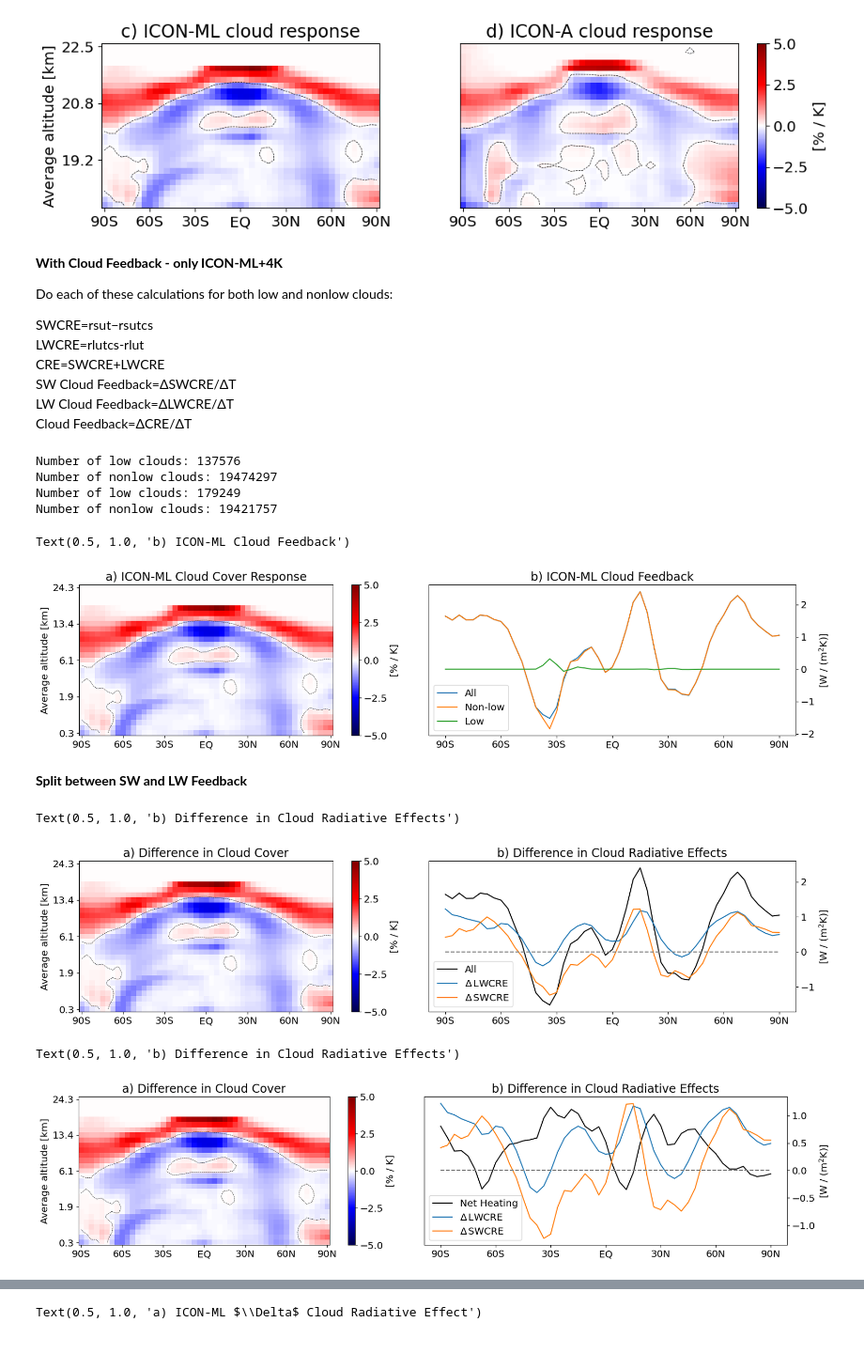
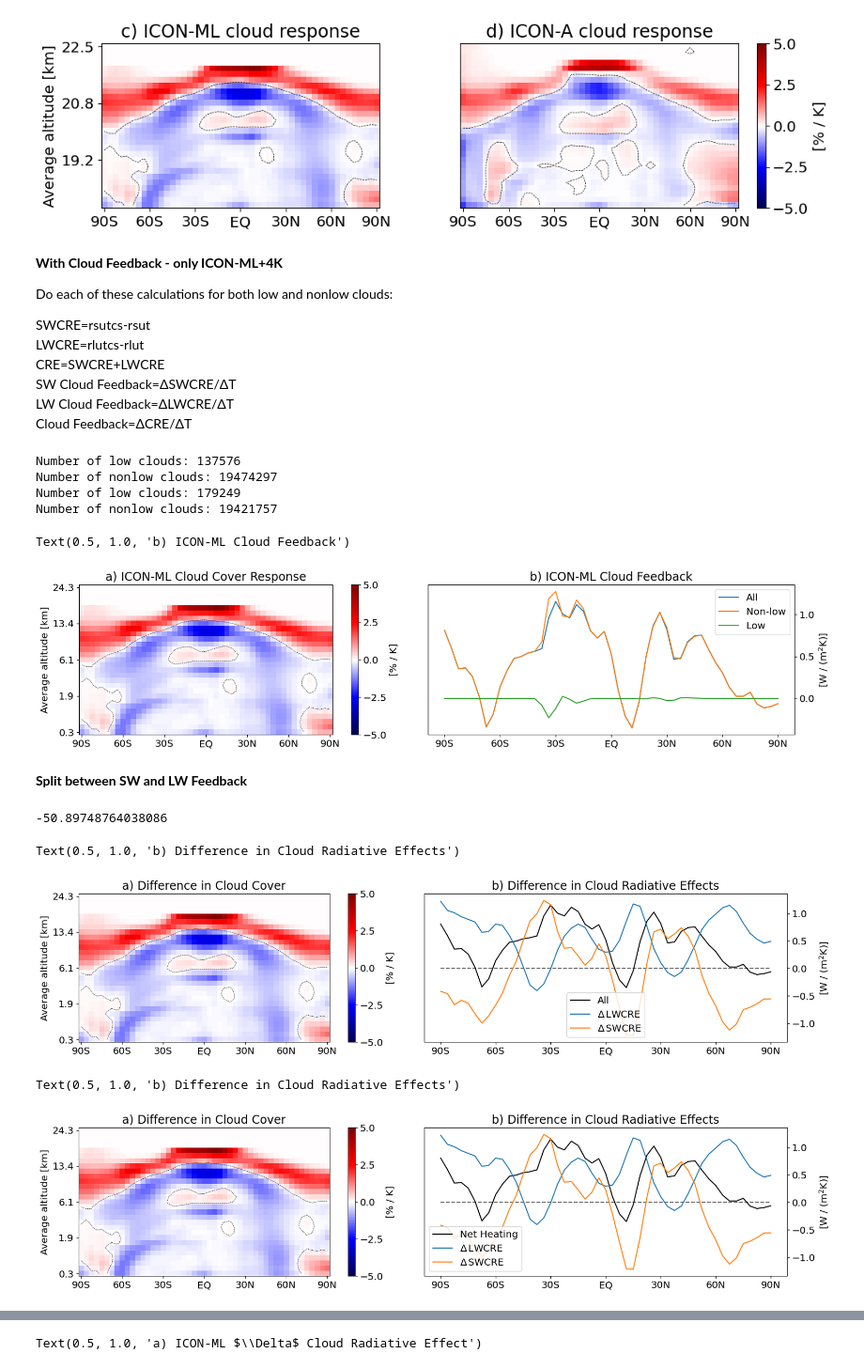
Before and after one commit to EyringMLClimateGroup/grundner25_iconaml_automatic_tuning, a Jupyter notebook: fig_4_plus4K/cloud_sensitivities.ipynb, the cells around one changed output, grey strips where cells are left out. Shown at 94% size. Saved outputs shown, nothing was run; the diff lists cells and outputs as text; code cells hidden in the pictures.

Commit message:
Fixed SWCRE sign

```diff
--- a/fig_4_plus4K/cloud_sensitivities.ipynb
+++ b/fig_4_plus4K/cloud_sensitivities.ipynb
@@ -117,6 +117,6 @@ cbar.set_label('[% / K]')
 
 Do each of these calculations for both low and nonlow clouds:
 
-SWCRE=rsut−rsutcs <br>
+SWCRE=rsutcs-rsut <br>
 LWCRE=rlutcs-rlut <br>
 CRE=SWCRE+LWCRE <br>
@@ -149,7 +149,7 @@ for key in ['icon_ml', 'icon_ml_4K']:
     print('Number of nonlow clouds: %d'%np.sum(nonlow_clouds[key]))
 
     # Compute cloud feedbacks
-    swcre = data_2d[key].rsut - data_2d[key].rsutcs
+    swcre = data_2d[key].rsutcs - data_2d[key].rsut
     lwcre = data_2d[key].rlutcs - data_2d[key].rlut
     cre[key] = swcre + lwcre
 
@@ -232,7 +232,7 @@ ax.yaxis.set_label_position("right")  # Set y-axis label position to the right
 ax.set_title('b) ICON-ML Cloud Feedback')
 # %% [output]
 Text(0.5, 1.0, 'b) ICON-ML Cloud Feedback')
-[figure, old version]
+[figure, new version]
 # %% [markdown]
 **Split between SW and LW Feedback**
 # %%
@@ -252,7 +252,7 @@ for key in ['icon_ml', 'icon_ml_4K']:
     data_2d[key] = xr.open_mfdataset(paths[key] + '/*atm_2d_ml*.nc')
 
     # Compute cloud feedbacks
-    swcre[key] = data_2d[key].rsut - data_2d[key].rsutcs
+    swcre[key] = data_2d[key].rsutcs - data_2d[key].rsut
     lwcre[key] = data_2d[key].rlutcs - data_2d[key].rlut
     cre[key] = swcre[key] + lwcre[key]
 
@@ -269,6 +269,12 @@ diff_lwcre_icon_ml_prof = np.ones(49)*1000
 for bin in range(1, 50):
     diff_swcre_icon_ml_prof[bin - 1] = float(np.mean(diff_swcre_icon_ml[bin_ind==bin], axis=0))
     diff_lwcre_icon_ml_prof[bin - 1] = float(np.mean(diff_lwcre_icon_ml[bin_ind==bin], axis=0))
+# %%
+# Sanity check
+float(np.mean(lwcre['icon_ml'][121:])) # 30.666 (26.2 acc to Lohmann)
+float(np.mean(swcre['icon_ml'][121:])) # -50.90 (-47.3 acc to Lohmann)
+# %% [output]
+-50.89748764038086
 # %%
 # Set up figure
 fig = plt.figure(figsize=(20, 4))
@@ -327,7 +333,7 @@ ax.yaxis.set_label_position("right")  # Set y-axis label position to the right
 ax.set_title('b) Difference in Cloud Radiative Effects')
 # %% [output]
 Text(0.5, 1.0, 'b) Difference in Cloud Radiative Effects')
-[figure, old version]
+[figure, new version]
 # %%
 # Set up figure
 fig = plt.figure(figsize=(20, 4))
@@ -357,36 +363,36 @@ yticklabels = [np.round(heights[yticks[i]], 1) for i in range(len(yticks))]
 ax = plt.subplot(1, 2, 1)
 axis = axes[:0] + axes[1:]
 plt1 = ax.imshow(diff_clc_prof_ml.T, cmap='seismic', vmax=vmax, vmin=vmin)
 contours = ax.contour(diff_clc_prof_ml.T, levels=[-1e-6], colors='black', linewidths=0.5)
 ax.set_xticks(xticks)
 ax.set_xticklabels(xticklabels)
 ax.set_yticks(yticks)
 ax.set_yticklabels(yticklabels)
 ax.set_ylabel('Average altitude [km]')
 ax.set_title('a) Difference in Cloud Cover')
 
 # fig.colorbar(plt1)
 cbar = fig.colorbar(plt1)
 cbar.set_ticks([vmin, vmin/2, 0, vmax/2, vmax])
 cbar.set_label('[% / K]')
 
 # ICON-ML Cloud Feedback
 ax = plt.subplot(1, 2, 2)
 axis = axes[:1] + axes[2:]
-ax.plot(diff_lwcre_icon_ml_prof - diff_swcre_icon_ml_prof, color='black')
+ax.plot(diff_lwcre_icon_ml_prof + diff_swcre_icon_ml_prof, color='black')
 ax.plot(diff_lwcre_icon_ml_prof)
 ax.plot(diff_swcre_icon_ml_prof)
 ax.hlines(0, xmin=0, xmax=48, ls='--', color='gray')
-plt.legend(['Net Heating', r'$\Delta\,$LWCRE', r'$\Delta\,$SWCRE'])
+plt.legend(['Net Heating', r'$\Delta\,$LWCRE', r'$\Delta\,$SWCRE'], loc="lower left")
 ax.set_xticks(xticks)
 ax.set_xticklabels(xticklabels)
 ax.set_ylabel(r'[W / (m$^2$K)]')
 ax.yaxis.tick_right()           # Place ticks on the right side
 ax.yaxis.set_label_position("right")  # Set y-axis label position to the right
 ax.set_title('b) Difference in Cloud Radiative Effects')
 # %% [output]
 Text(0.5, 1.0, 'b) Difference in Cloud Radiative Effects')
-[figure, old version]
+[figure, new version]
 # %%
 # Net heating overall
 # np.mean(diff_lwcre_icon_ml_prof - diff_swcre_icon_ml_prof)
```
Also changed, not shown: parts of 4 cells of this notebook.
